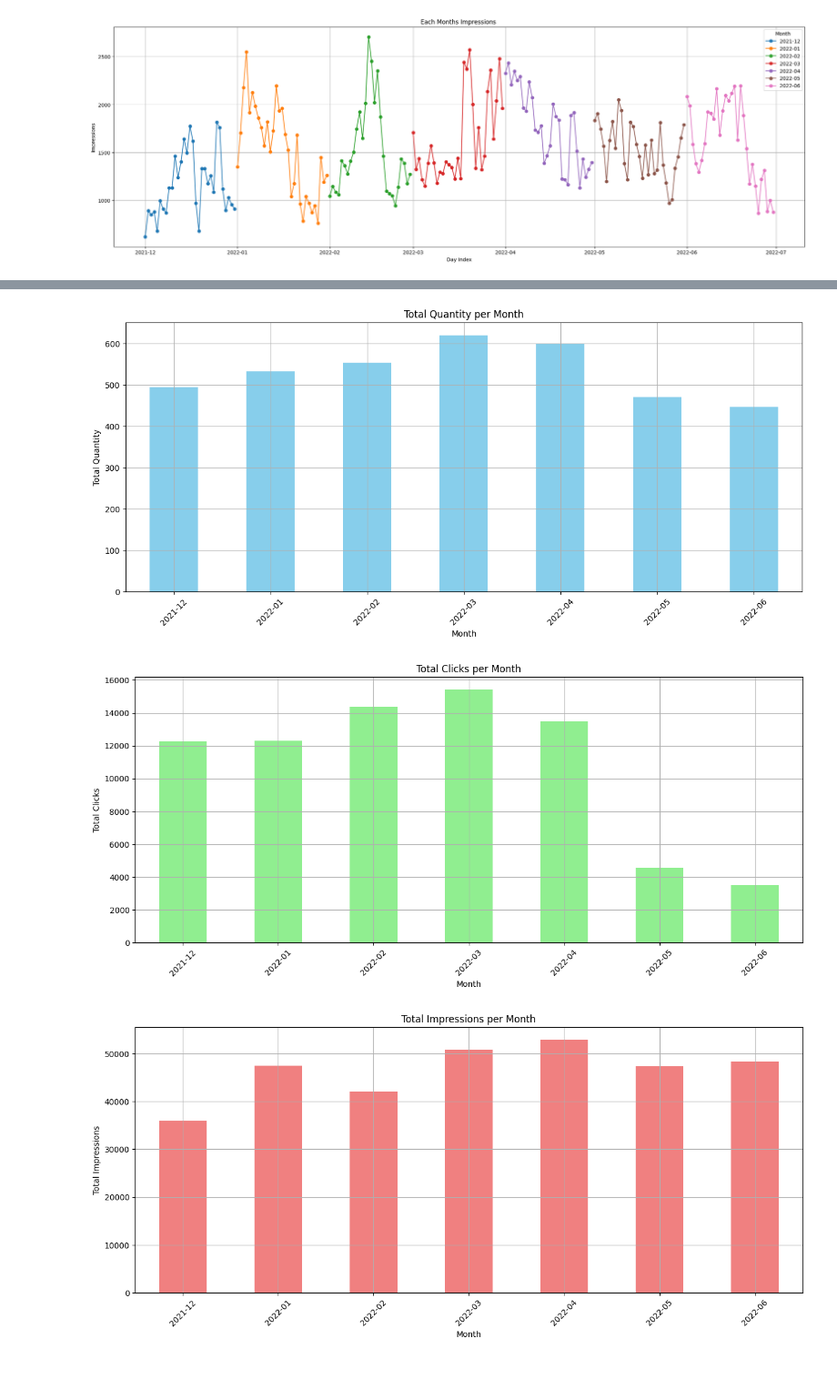
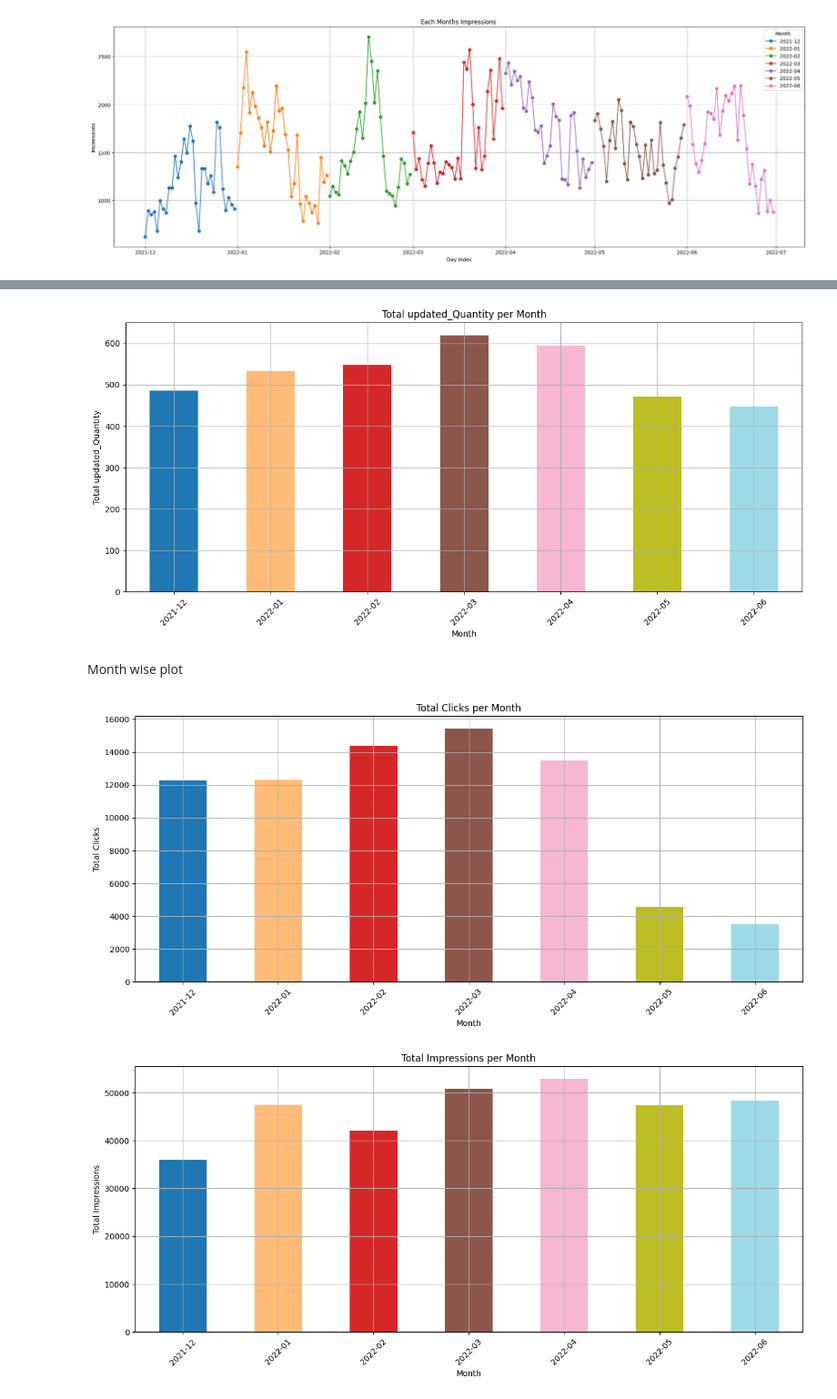
Before and after one commit to UdaySankarDe/UdaySankar-Infosys-Nov24, a Jupyter notebook: FutureCart.ipynb, the cells around one changed output, grey strips where cells are left out. Shown at 91% size. Drawn from its saved outputs; the diff is of its cells as text; code cells hidden in the pictures; blank space fills up the shorter version.

```diff
--- a/FutureCart.ipynb
+++ b/FutureCart.ipynb
@@ -435,25 +467,29 @@ plt.show()
 # %%
-monthly_quantity = df.groupby('YearMonth')['Quantity'].sum()
+monthly_quantity = df.groupby('YearMonth')['updated_Quantity'].sum()
 
-# Plot the monthly total quantity
+colors = plt.cm.get_cmap('tab20', len(monthly_quantity))
+
 plt.figure(figsize=(15, 6))
-monthly_quantity.plot(kind='bar', color='skyblue')
+monthly_quantity.plot(kind='bar', color=colors(range(len(monthly_quantity))))
 
-plt.title('Total Quantity per Month')
+plt.title('Total updated_Quantity per Month')
 plt.xlabel('Month')
-plt.ylabel('Total Quantity')
+plt.ylabel('Total updated_Quantity')
 plt.xticks(rotation=45)
 plt.grid(True)
 
 plt.show()
 # %% [output]
-[figure, old version]
+[figure, new version]
+# %% [markdown]
+Month wise plot
 # %%
 monthly_clicks = df.groupby('YearMonth')['Clicks'].sum()
 
-# Plot the monthly total clicks
+colors = plt.cm.get_cmap('tab20', len(monthly_clicks))
+
 plt.figure(figsize=(15, 6))
-monthly_clicks.plot(kind='bar', color='lightgreen')
+monthly_clicks.plot(kind='bar', color=colors(range(len(monthly_clicks))))
 
 plt.title('Total Clicks per Month')
 plt.xlabel('Month')
@@ -463,20 +499,21 @@ plt.grid(True)
 
 plt.show()
 # %% [output]
-[figure, old version]
+[figure, new version]
 # %%
 monthly_impressions = df.groupby('YearMonth')['Impressions'].sum()
 
-# Plot the monthly total impressions
+colors = plt.cm.get_cmap('tab20', len(monthly_impressions))
+
 plt.figure(figsize=(15, 6))
-monthly_impressions.plot(kind='bar', color='lightcoral')
+monthly_impressions.plot(kind='bar', color=colors(range(len(monthly_impressions))))
 
 plt.title('Total Impressions per Month')
 plt.xlabel('Month')
 plt.ylabel('Total Impressions')
 plt.xticks(rotation=45)
 plt.grid(True)
 
 plt.show()
 # %% [output]
-[figure, old version]
+[figure, new version]
```
Also changed, not shown: parts of 46 cells of this notebook.
